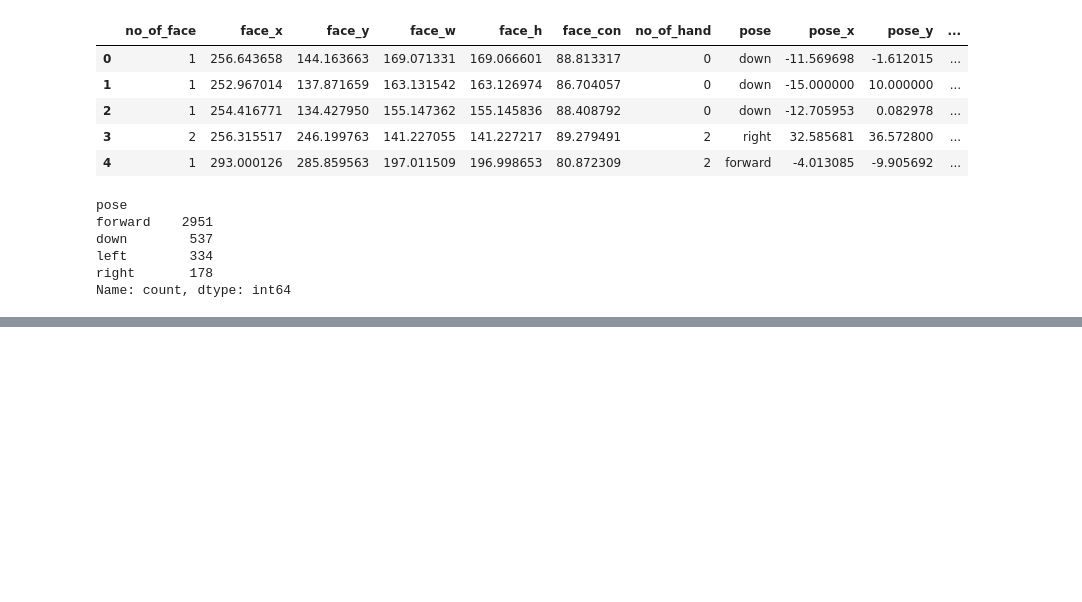
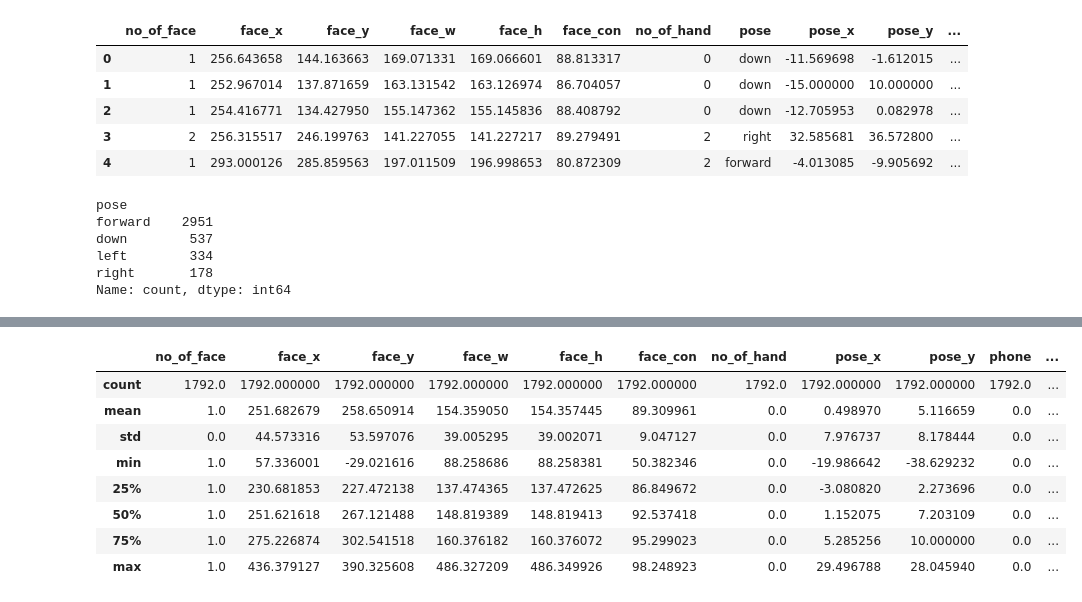
Before and after one commit to hojianrong/Edge-Computing-T04, a Jupyter notebook: audience_attention_classifier.ipynb, the cells around one changed output, grey strips where cells are left out. Saved outputs shown, nothing was run; the diff lists cells and outputs as text; code cells hidden in the pictures; blank space fills up the shorter version.

```diff
--- a/audience_attention_classifier.ipynb
+++ b/audience_attention_classifier.ipynb
@@ -66,3 +66,16 @@ data.describe()
+# %%
+data = data.drop(data[(data["no_of_face"] != 1) | (data["phone"] != 0) | (data["no_of_hand"] != 0)].index)
+data.describe()
+# %% [output]
+|  | no_of_face | face_x | face_y | face_w | face_h | face_con | no_of_hand | pose_x | pose_y | phone | ... |
+| count | 1792.0 | 1792.000000 | 1792.000000 | 1792.000000 | 1792.000000 | 1792.000000 | 1792.0 | 1792.000000 | 1792.000000 | 1792.0 | ... |
+| mean | 1.0 | 251.682679 | 258.650914 | 154.359050 | 154.357445 | 89.309961 | 0.0 | 0.498970 | 5.116659 | 0.0 | ... |
+| std | 0.0 | 44.573316 | 53.597076 | 39.005295 | 39.002071 | 9.047127 | 0.0 | 7.976737 | 8.178444 | 0.0 | ... |
+| min | 1.0 | 57.336001 | -29.021616 | 88.258686 | 88.258381 | 50.382346 | 0.0 | -19.986642 | -38.629232 | 0.0 | ... |
+| 25% | 1.0 | 230.681853 | 227.472138 | 137.474365 | 137.472625 | 86.849672 | 0.0 | -3.080820 | 2.273696 | 0.0 | ... |
+| 50% | 1.0 | 251.621618 | 267.121488 | 148.819389 | 148.819413 | 92.537418 | 0.0 | 1.152075 | 7.203109 | 0.0 | ... |
+| 75% | 1.0 | 275.226874 | 302.541518 | 160.376182 | 160.376072 | 95.299023 | 0.0 | 5.285256 | 10.000000 | 0.0 | ... |
+| max | 1.0 | 436.379127 | 390.325608 | 486.327209 | 486.349926 | 98.248923 | 0.0 | 29.496788 | 28.045940 | 0.0 | ... |
 # %%
 pose_encoding = {"pose": {"forward": 0, "down": 1, "left": 2, "right": 3}}
 data = data.replace(pose_encoding)
```
Also changed, not shown: parts of 8 cells of this notebook.
